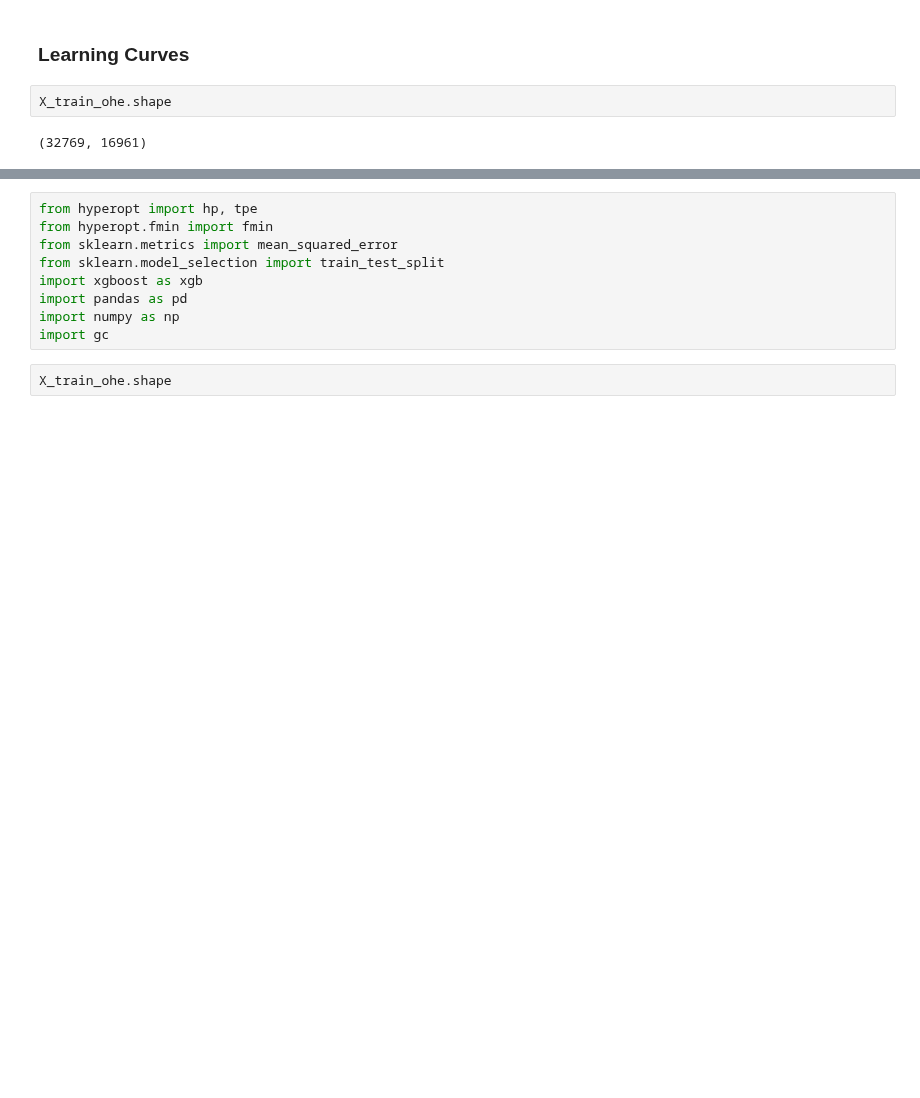
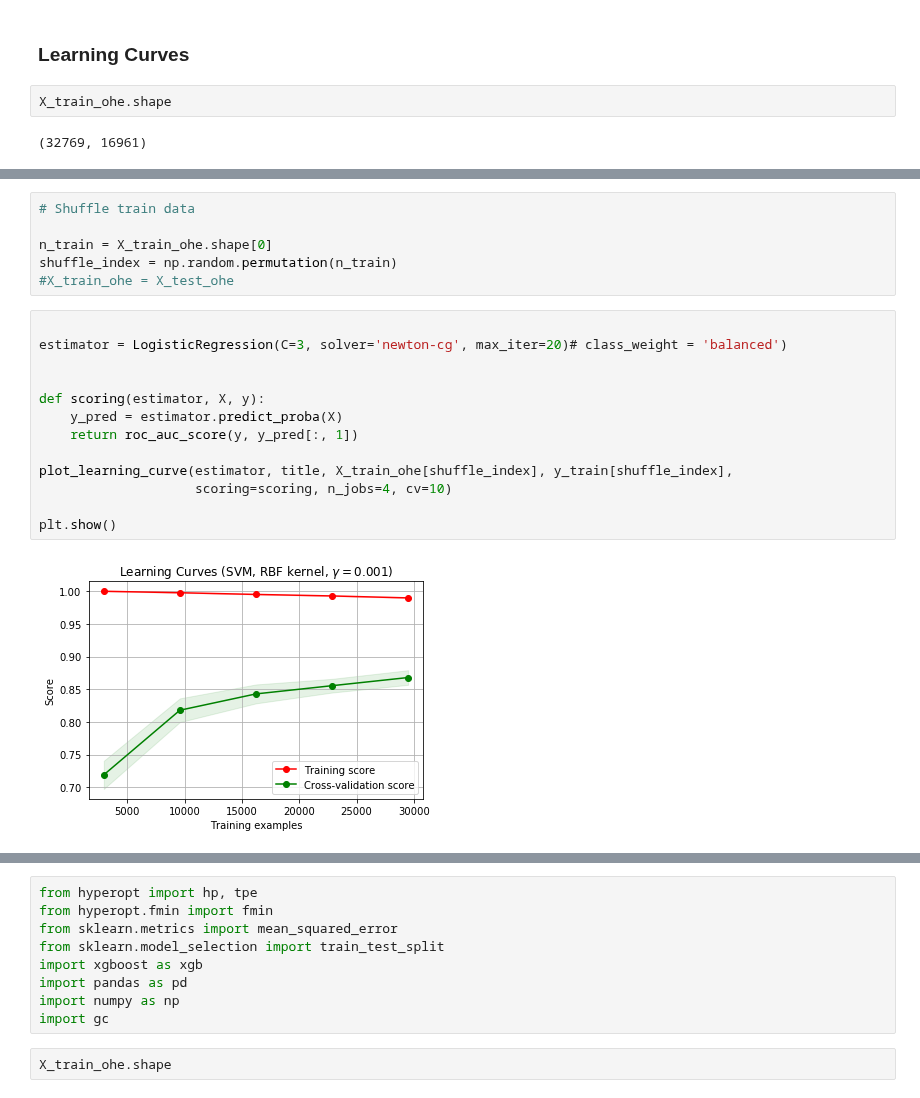
Before and after one commit to amirnasri/Data-Science, a Jupyter notebook: Kaggle/Amazon_Employee_Access_Challenge/EDA.ipynb, the cells around one changed output, grey strips where cells are left out. Drawn from its saved outputs; the diff is of its cells as text; blank space fills up the shorter version.

```diff
--- a/Kaggle/Amazon_Employee_Access_Challenge/EDA.ipynb
+++ b/Kaggle/Amazon_Employee_Access_Challenge/EDA.ipynb
@@ -283,0 +308,21 @@ plt.show()
+# %%
+# Shuffle train data
+
+n_train = X_train_ohe.shape[0]
+shuffle_index = np.random.permutation(n_train)
+#X_train_ohe = X_test_ohe
+# %%
+
+estimator = LogisticRegression(C=3, solver='newton-cg', max_iter=20)# class_weight = 'balanced')
+
+
+def scoring(estimator, X, y):
+    y_pred = estimator.predict_proba(X)
+    return roc_auc_score(y, y_pred[:, 1])
+
+plot_learning_curve(estimator, title, X_train_ohe[shuffle_index], y_train[shuffle_index],
+                    scoring=scoring, n_jobs=4, cv=10)
+
+plt.show()
+# %% [output]
+[figure, added]
```
Also changed, not shown: parts of 28 cells of this notebook, 10 other files.
